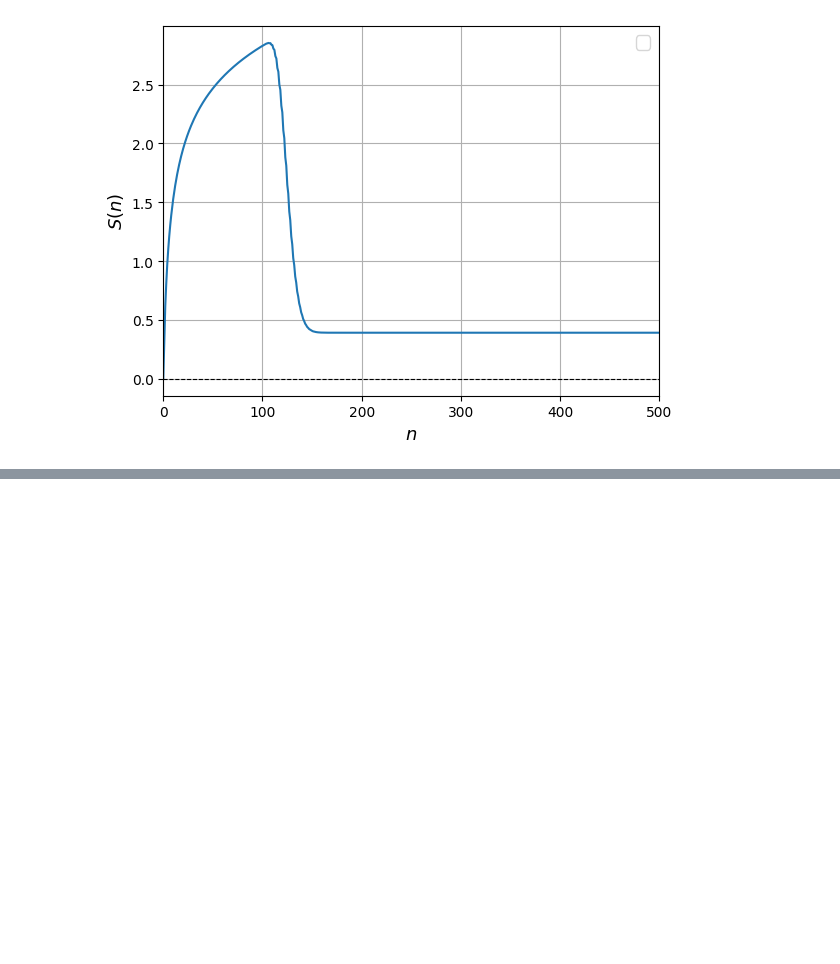
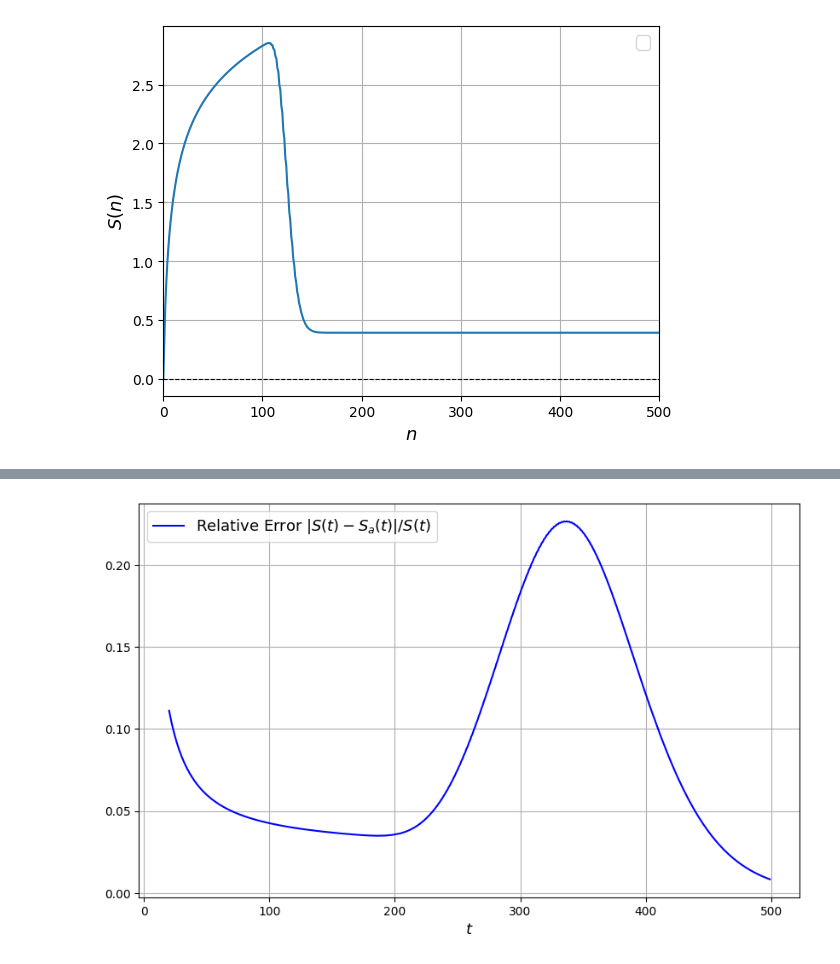
Before and after one commit to pedrolinckm/OQW-Thermodynamics, a Jupyter notebook: thermodynamics_oqw.ipynb, the cells around one changed output, grey strips where cells are left out. Saved outputs shown, nothing was run; the diff lists cells and outputs as text; code cells hidden in the pictures; blank space fills up the shorter version.

```diff
--- a/thermodynamics_oqw.ipynb
+++ b/thermodynamics_oqw.ipynb
@@ -378,0 +395,19 @@ plt.show()
+# %%
+#relative error plot
+error = []
+t_values = []
+N = 100
+for t in range(20, tmax):
+    S_exact = S_entropy(N, omega, t)
+    S_analytic = S_corrected(N, omega, t)
+    error.append(abs(S_exact - S_analytic)/S_exact)
+    t_values.append(t)
+plt.figure(figsize=(10, 6))
+plt.plot(t_values, error, color = 'blue', label = 'Relative Error $|S(t) - S_{a}(t)|/S(t)$')
+plt.grid(True)
+plt.xlabel(r'$t$', fontsize=13)
+plt.legend(fontsize=13)
+plt.savefig("relative_error_oqw_entropy.pgf")
+plt.show()
+# %% [output]
+[figure, added]
```
Also changed, not shown: parts of 8 cells of this notebook, 16 other files.
